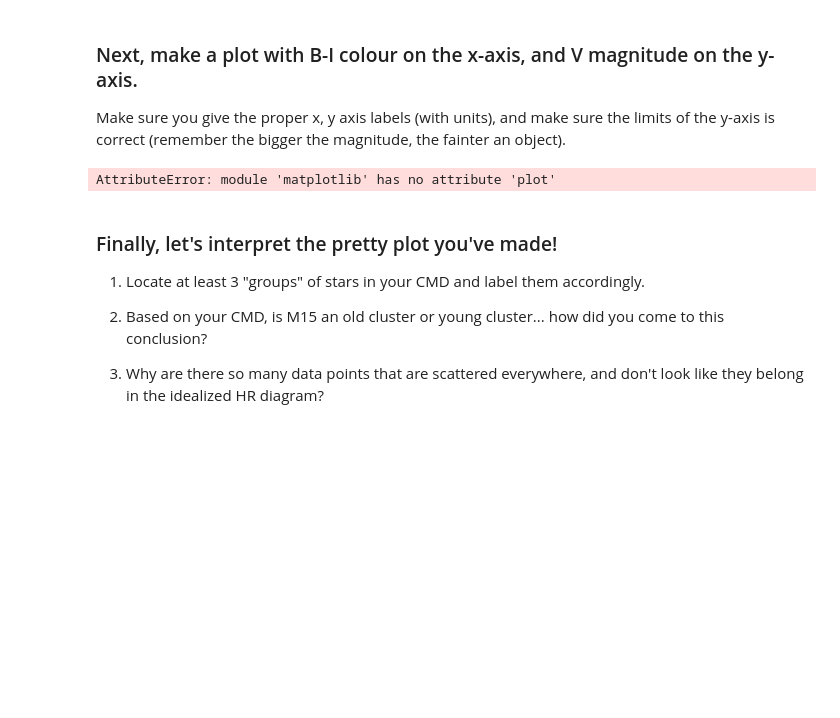
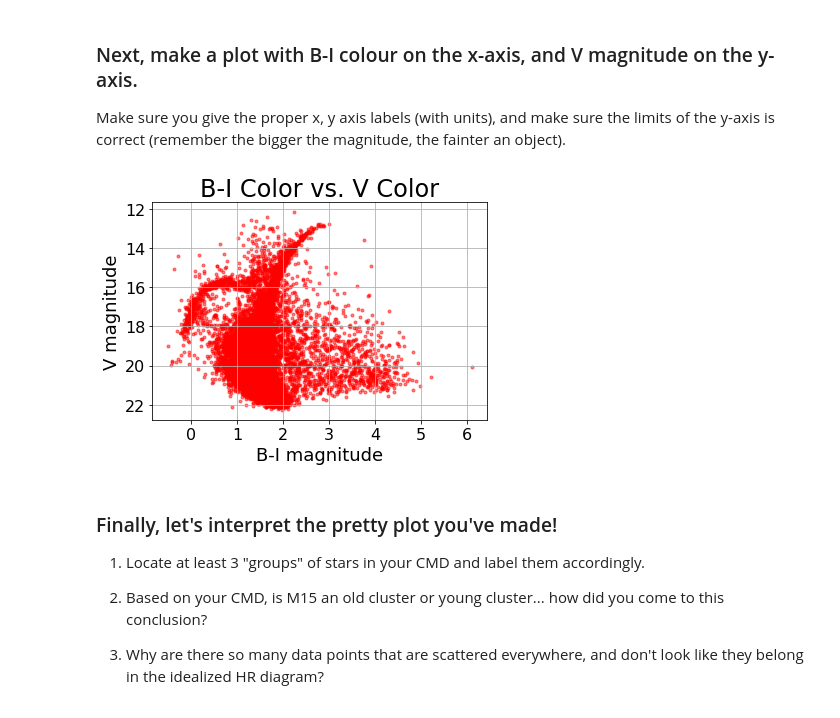
Before and after one commit to J-Dyke/ASTR3190, a Jupyter notebook: lessons/07-extra_plotting_Dyke.ipynb, the cells around one changed output. Cells and saved outputs as stored; diff of their text form; code cells hidden in the pictures; blank space fills up the shorter version.

```diff
--- a/lessons/07-extra_plotting_Dyke.ipynb
+++ b/lessons/07-extra_plotting_Dyke.ipynb
@@ -63,30 +68,34 @@ Make sure you give the proper x, y axis labels (with units), and make sure the l
 # %%
 # Write code to make & prettify the plot, use either plt.plot or plt.scatter
 import matplotlib.pyplot as plt
-plt.plot
+plt.scatter((m15['Bmag']-m15['Imag']),m15['Vmag'], marker = '.', color='r', alpha = 0.5)
 #Make plot larger to make it easier to see.
 #Note: you need to run this command before your plotting commands!
 
 
 #Plot B-I as the x value and V as the y value. Give '.' to plot as points not connected with lines.
 #Adjust markersize and make points translucent with alpha=0.5 so you can see where the points pile up
 
 
 #Flip y-axis so that you're plotting Vmag from fainter (bigger mag value) to brighter (smaller mag value)
-plt.gca().inverse_yaxis()
+ax = plt.gca()
+ax.set_ylim(ax.get_ylim()[::-1])
+
+for label in (ax.get_xticklabels() + ax.get_yticklabels()):
+	label.set_fontsize(16)
+#increasing font of plot ticks
 
 #Add axis labels:
-plt.xlabel('B-I magnitude')
-plt.ylabel('V magnitude')
-plt.title('B-I Color vs. V Color')
+plt.xlabel('B-I magnitude', fontsize=18)
+plt.ylabel('V magnitude', fontsize=18)
+plt.title('B-I Color vs. V Color', fontsize=24)
 
-#Make numbers on axes larger to make plot easier to read
 
 #Add background grid lines
 plt.grid()
 # Don't forget to comment code!
 # %% [output]
-AttributeError: module 'matplotlib' has no attribute 'plot'
+[figure, added]
 # %% [markdown]
 ### Finally, let's interpret the pretty plot you've made! ###
 
```
Also changed, not shown: parts of 5 cells of this notebook, 6 other files.
